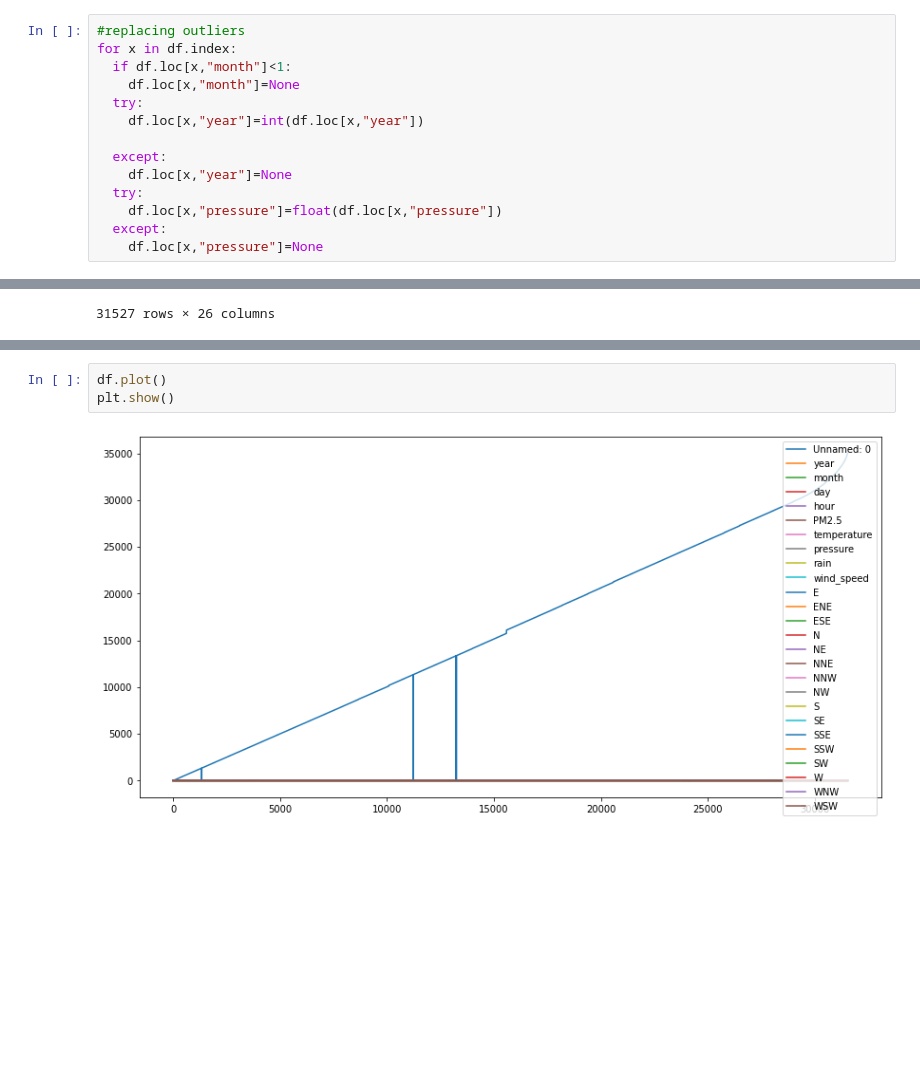
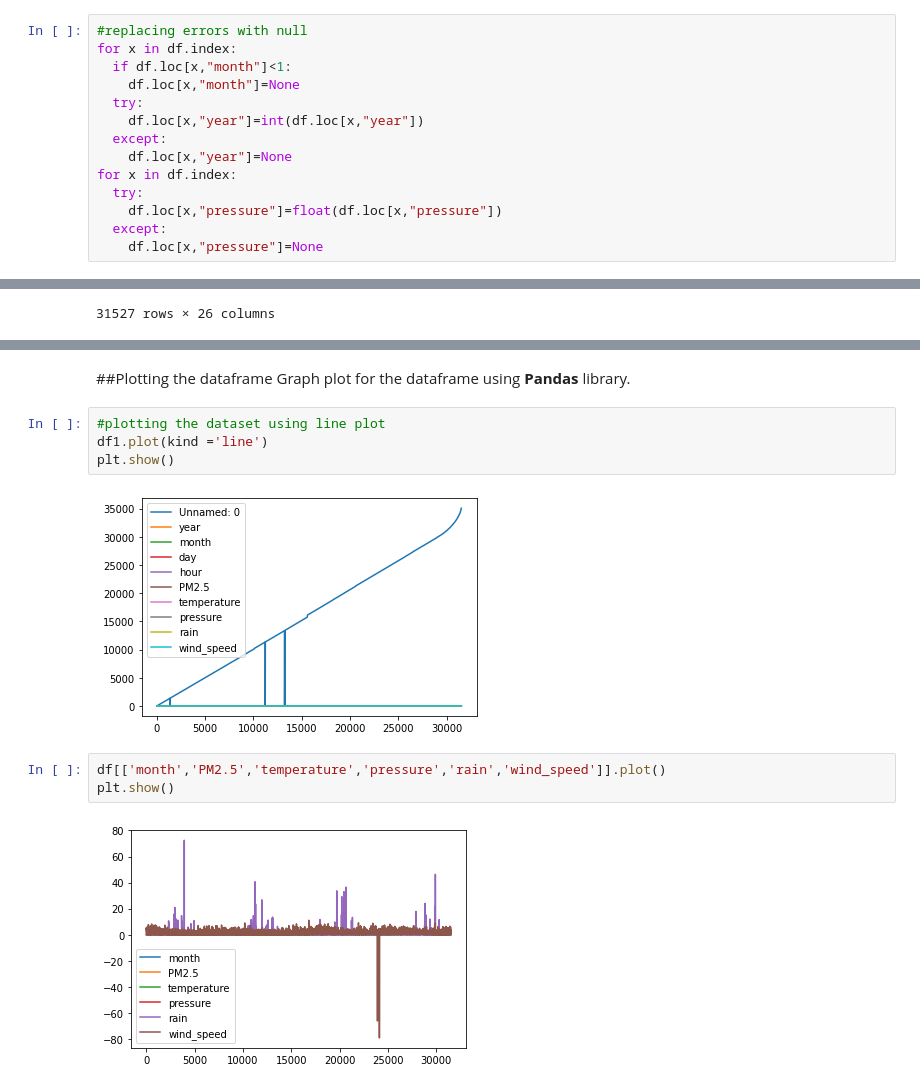
Before and after one commit to Priyanka-Rai18/GeeksFiesta_AI-ML_geeky_, a Jupyter notebook: datapreprocess.ipynb, the cells around one changed output, grey strips where cells are left out. Drawn from its saved outputs; the diff is of its cells as text; blank space fills up the shorter version.

```diff
--- a/datapreprocess.ipynb
+++ b/datapreprocess.ipynb
@@ -72,13 +82,13 @@ sns.boxplot(y='month',data=df)
 # %%
-#replacing outliers
+#replacing errors with null
 for x in df.index:
   if df.loc[x,"month"]<1:
     df.loc[x,"month"]=None
   try:
     df.loc[x,"year"]=int(df.loc[x,"year"])
-
   except:
     df.loc[x,"year"]=None
+for x in df.index:
   try:
     df.loc[x,"pressure"]=float(df.loc[x,"pressure"])
   except:
@@ -156,5 +323,14 @@ df
+# %% [markdown]
+##Plotting the dataframe
+Graph plot for the dataframe using **Pandas** library.
+# %%
+#plotting the dataset using line plot
+df1.plot(kind ='line')
+plt.show()
+# %% [output]
+[figure, added]
 # %%
-df.plot()
+df[['month','PM2.5','temperature','pressure','rain','wind_speed']].plot()
 plt.show()
 # %% [output]
-[figure, old version]
+[figure, new version]
```
Also changed, not shown: parts of 36 cells of this notebook, 1 other file.
